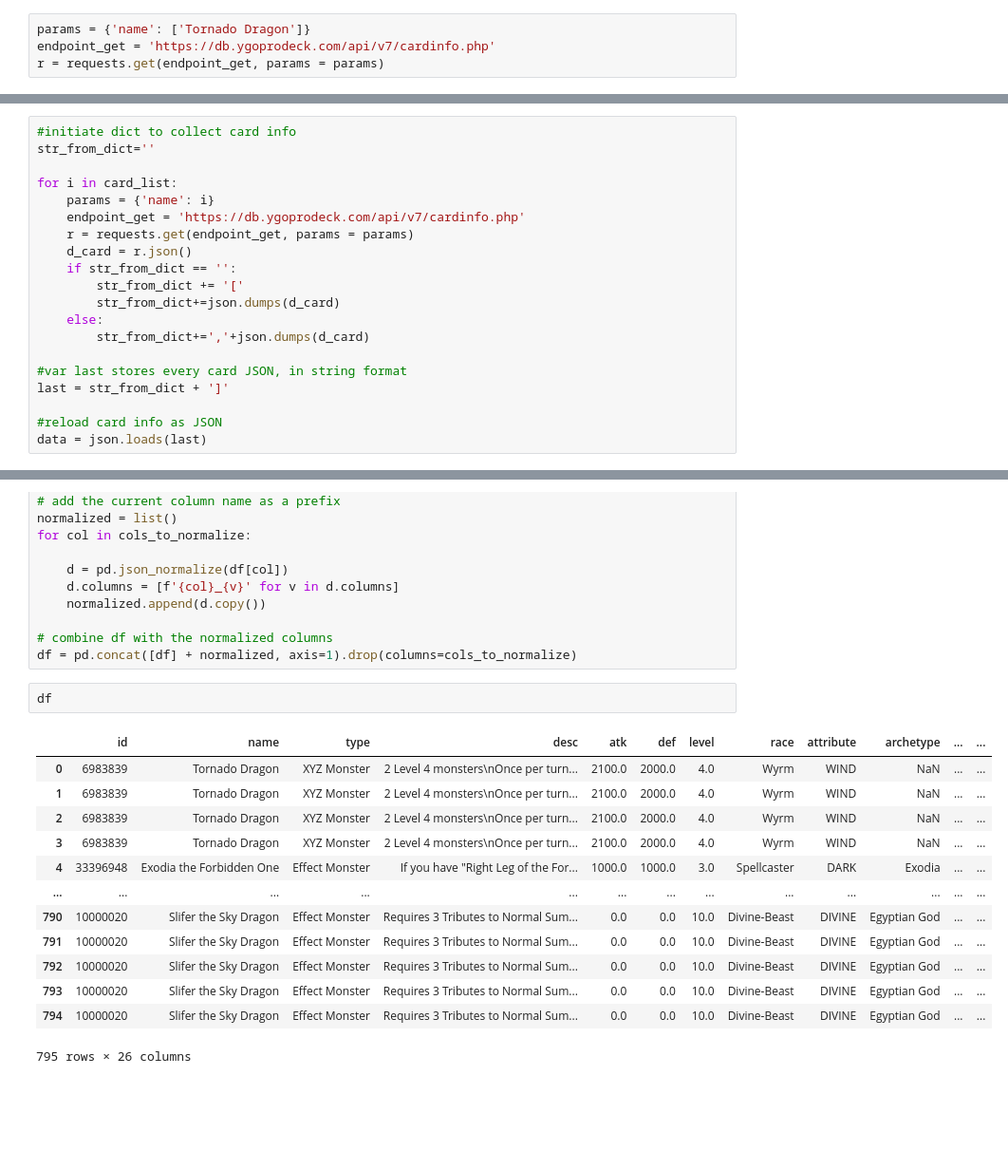
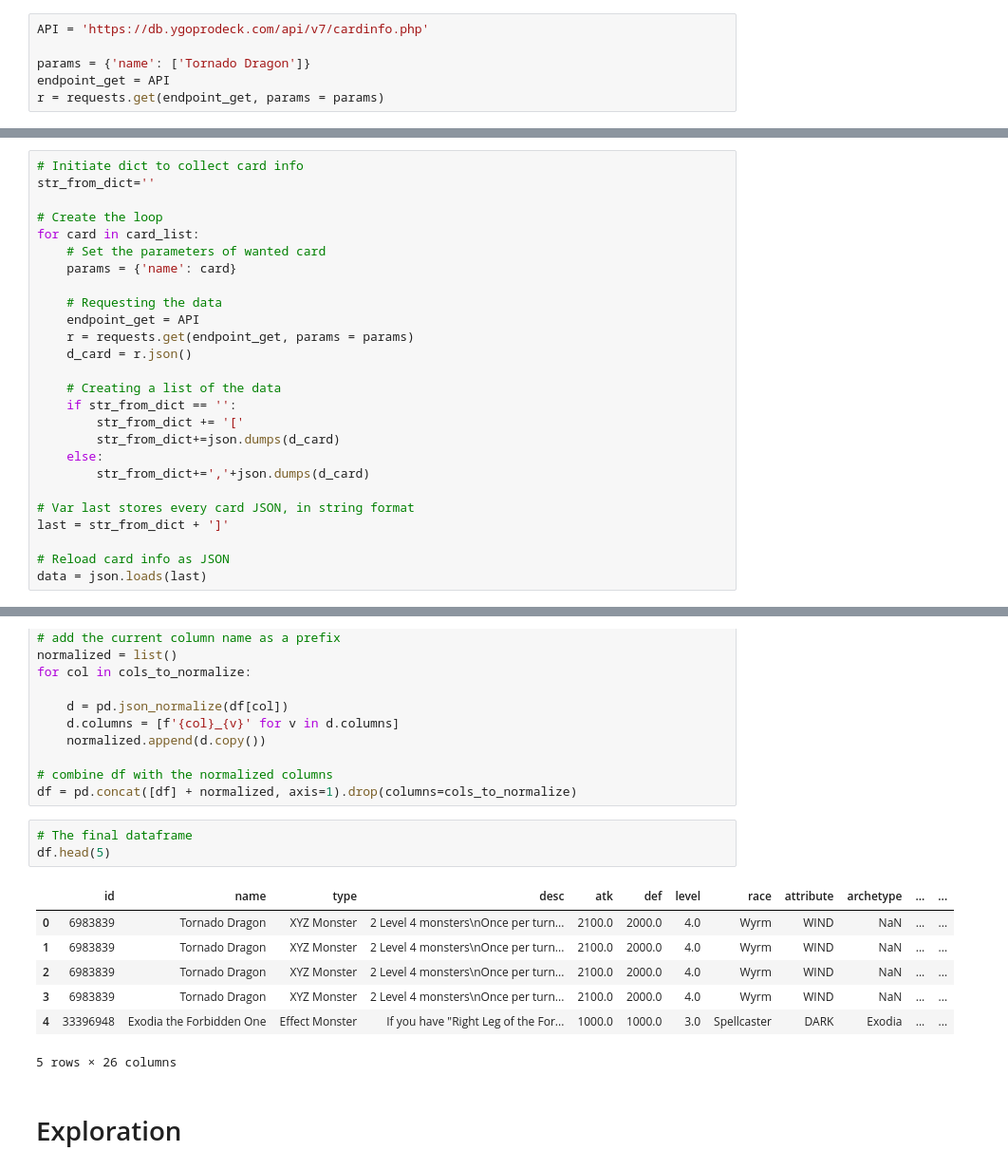
Before and after one commit to vrieza/yugioh-public-api-data-enrichment, a Jupyter notebook: Testing.ipynb, the cells around one changed output, grey strips where cells are left out. Shown at 95% size. Cells and saved outputs as stored; diff of their text form; blank space fills up the shorter version.

Commit message:
Add several explenation comment and add data exploration

```diff
--- a/Testing.ipynb
+++ b/Testing.ipynb
@@ -41,7 +42,9 @@ card_list
 # %% [markdown]
 Testing if data is available in Public API
 # %%
+API = 'https://db.ygoprodeck.com/api/v7/cardinfo.php'
+
 params = {'name': ['Tornado Dragon']}
-endpoint_get = 'https://db.ygoprodeck.com/api/v7/cardinfo.php'
+endpoint_get = API
 r = requests.get(endpoint_get, params = params)
 # %%
@@ -67,24 +71,30 @@ r.json()
 # %% [markdown]
 Let's try to loop fetch 10 cards
 # %%
-#initiate dict to collect card info
+# Initiate dict to collect card info
 str_from_dict=''
 
-for i in card_list:
-    params = {'name': i}
-    endpoint_get = 'https://db.ygoprodeck.com/api/v7/cardinfo.php'
+# Create the loop
+for card in card_list:
+    # Set the parameters of wanted card
+    params = {'name': card}
+
+    # Requesting the data
+    endpoint_get = API
     r = requests.get(endpoint_get, params = params)
     d_card = r.json()
+
+    # Creating a list of the data
     if str_from_dict == '':
         str_from_dict += '['
         str_from_dict+=json.dumps(d_card)
     else:
         str_from_dict+=','+json.dumps(d_card)
 
-#var last stores every card JSON, in string format
+# Var last stores every card JSON, in string format
 last = str_from_dict + ']'
 
-#reload card info as JSON
+# Reload card info as JSON
 data = json.loads(last)
 # %%
 #Check the data
@@ -158,18 +168,15 @@ for col in cols_to_normalize:
 # combine df with the normalized columns
 df = pd.concat([df] + normalized, axis=1).drop(columns=cols_to_normalize)
 # %%
-df
+# The final dataframe
+df.head(5)
 # %% [output]
 |  | id | name | type | desc | atk | def | level | race | attribute | archetype | ... | ... |
 | 0 | 6983839 | Tornado Dragon | XYZ Monster | 2 Level 4 monsters\nOnce per turn... | 2100.0 | 2000.0 | 4.0 | Wyrm | WIND | NaN | ... | ... |
 | 1 | 6983839 | Tornado Dragon | XYZ Monster | 2 Level 4 monsters\nOnce per turn... | 2100.0 | 2000.0 | 4.0 | Wyrm | WIND | NaN | ... | ... |
 | 2 | 6983839 | Tornado Dragon | XYZ Monster | 2 Level 4 monsters\nOnce per turn... | 2100.0 | 2000.0 | 4.0 | Wyrm | WIND | NaN | ... | ... |
 | 3 | 6983839 | Tornado Dragon | XYZ Monster | 2 Level 4 monsters\nOnce per turn... | 2100.0 | 2000.0 | 4.0 | Wyrm | WIND | NaN | ... | ... |
 | 4 | 33396948 | Exodia the Forbidden One | Effect Monster | If you have "Right Leg of the For... | 1000.0 | 1000.0 | 3.0 | Spellcaster | DARK | Exodia | ... | ... |
-| ... | ... | ... | ... | ... | ... | ... | ... | ... | ... | ... | ... | ... |
-| 790 | 10000020 | Slifer the Sky Dragon | Effect Monster | Requires 3 Tributes to Normal Sum... | 0.0 | 0.0 | 10.0 | Divine-Beast | DIVINE | Egyptian God | ... | ... |
-| 791 | 10000020 | Slifer the Sky Dragon | Effect Monster | Requires 3 Tributes to Normal Sum... | 0.0 | 0.0 | 10.0 | Divine-Beast | DIVINE | Egyptian God | ... | ... |
-| 792 | 10000020 | Slifer the Sky Dragon | Effect Monster | Requires 3 Tributes to Normal Sum... | 0.0 | 0.0 | 10.0 | Divine-Beast | DIVINE | Egyptian God | ... | ... |
-| 793 | 10000020 | Slifer the Sky Dragon | Effect Monster | Requires 3 Tributes to Normal Sum... | 0.0 | 0.0 | 10.0 | Divine-Beast | DIVINE | Egyptian God | ... | ... |
-| 794 | 10000020 | Slifer the Sky Dragon | Effect Monster | Requires 3 Tributes to Normal Sum... | 0.0 | 0.0 | 10.0 | Divine-Beast | DIVINE | Egyptian God | ... | ... |
-795 rows × 26 columns
+5 rows × 26 columns
+# %% [markdown]
+# Exploration
```
Also changed, not shown: parts of 13 cells of this notebook.
